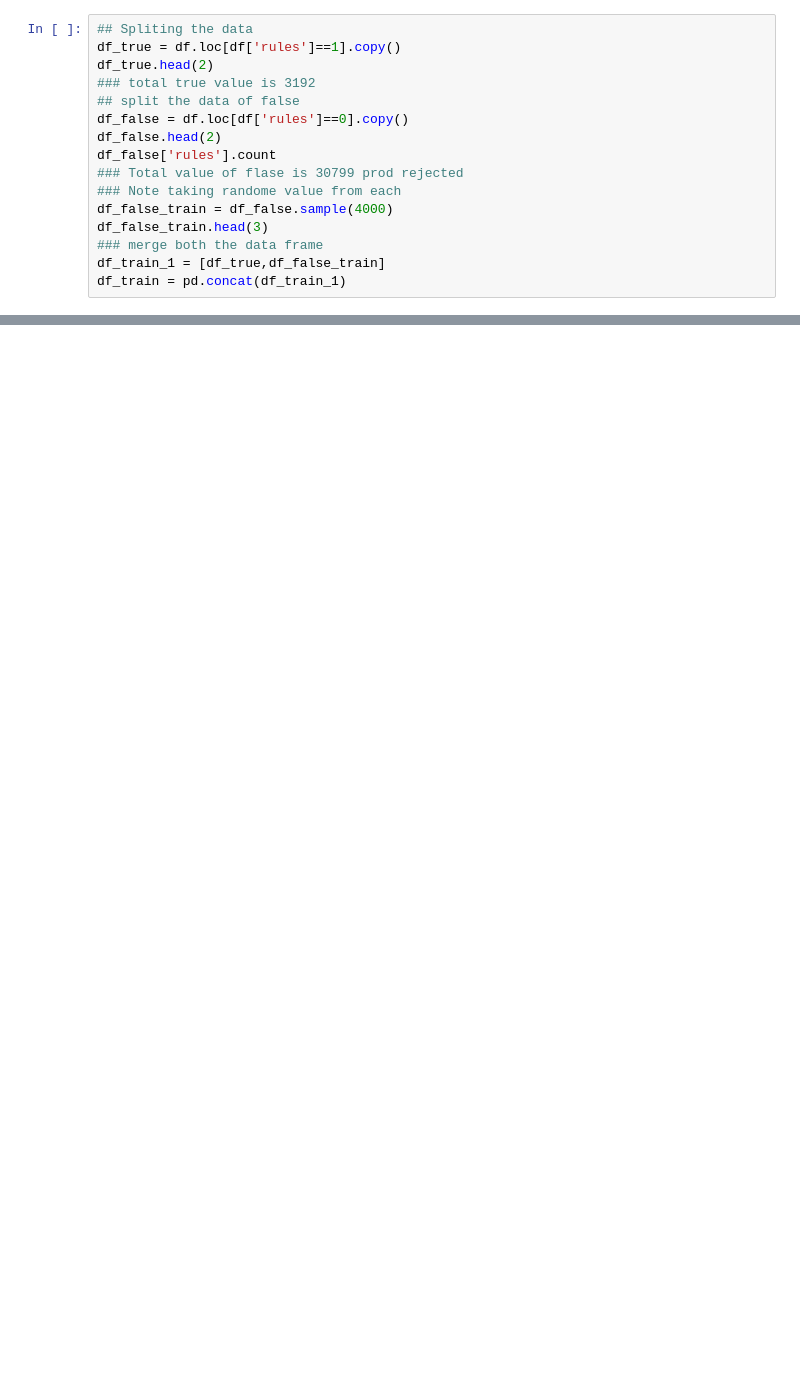
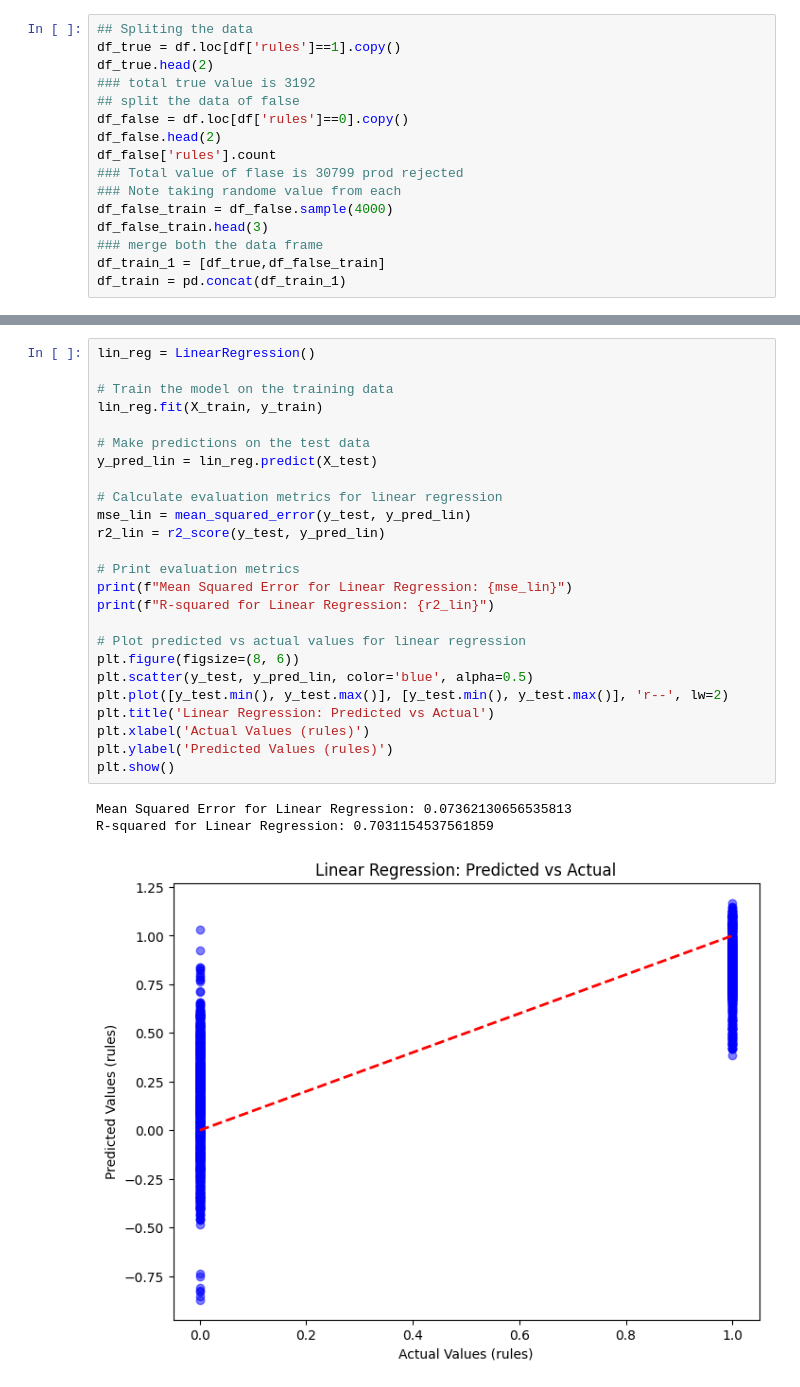
Before and after one commit to vrahulrvce/Box_model, a Jupyter notebook: final.ipynb, the cells around one changed output, grey strips where cells are left out. Saved outputs shown, nothing was run; the diff lists cells and outputs as text; blank space fills up the shorter version.

```diff
--- a/final.ipynb
+++ b/final.ipynb
@@ -155,0 +277,29 @@ pipeline = Pipeline(steps=[
+# %%
+lin_reg = LinearRegression()
+
+# Train the model on the training data
+lin_reg.fit(X_train, y_train)
+
+# Make predictions on the test data
+y_pred_lin = lin_reg.predict(X_test)
+
+# Calculate evaluation metrics for linear regression
+mse_lin = mean_squared_error(y_test, y_pred_lin)
+r2_lin = r2_score(y_test, y_pred_lin)
+
+# Print evaluation metrics
+print(f"Mean Squared Error for Linear Regression: {mse_lin}")
+print(f"R-squared for Linear Regression: {r2_lin}")
+
+# Plot predicted vs actual values for linear regression
+plt.figure(figsize=(8, 6))
+plt.scatter(y_test, y_pred_lin, color='blue', alpha=0.5)
+plt.plot([y_test.min(), y_test.max()], [y_test.min(), y_test.max()], 'r--', lw=2)
+plt.title('Linear Regression: Predicted vs Actual')
+plt.xlabel('Actual Values (rules)')
+plt.ylabel('Predicted Values (rules)')
+plt.show()
+# %% [output]
+Mean Squared Error for Linear Regression: 0.07362130656535813
+R-squared for Linear Regression: 0.7031154537561859
+[figure, added]
```
Also changed, not shown: parts of 20 cells of this notebook.
